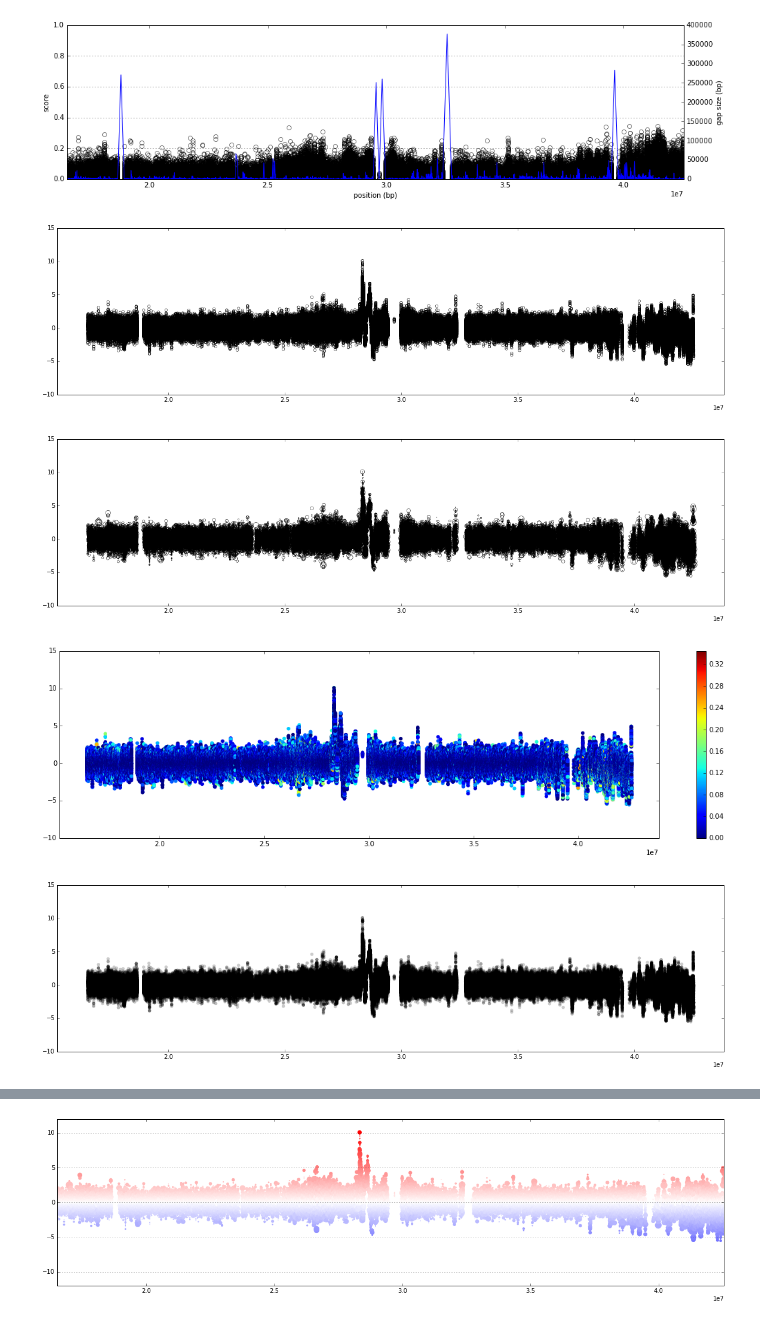
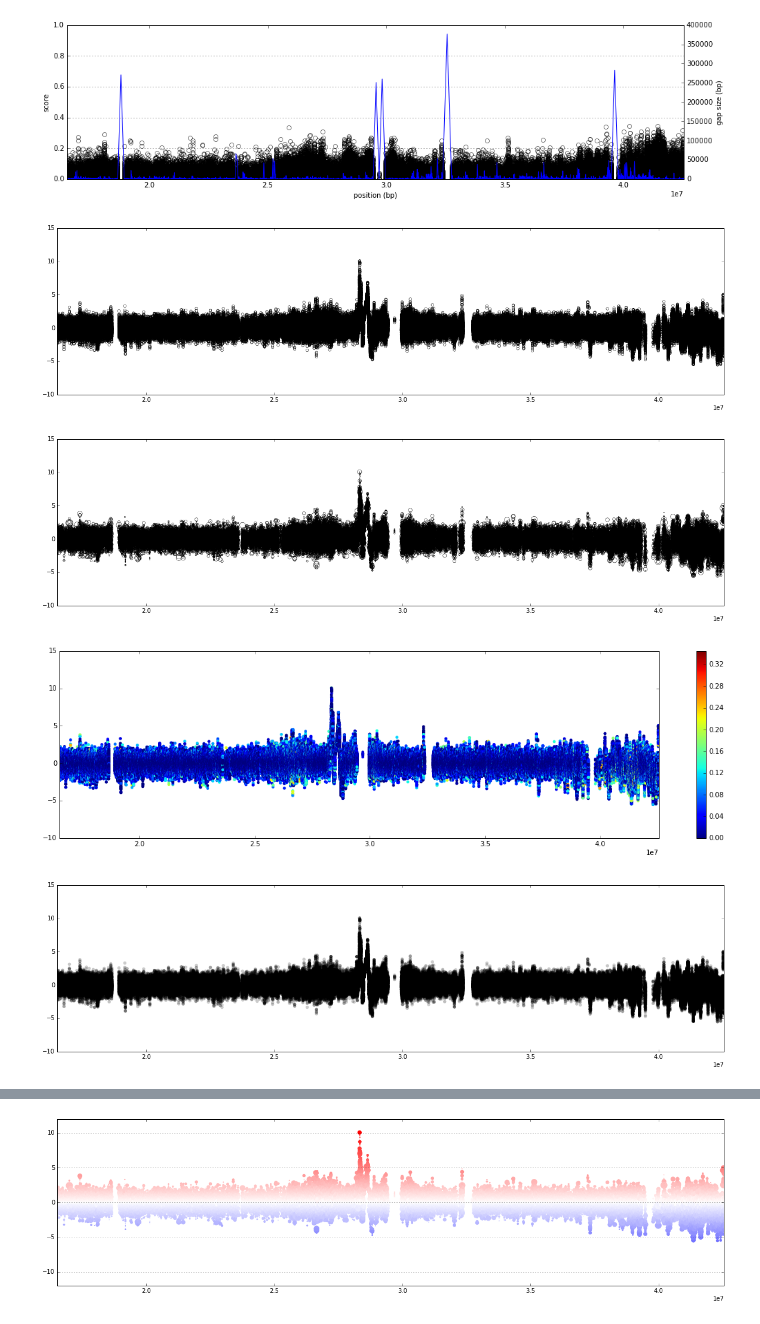
Before and after one commit to cggh/scikit-allel, a Jupyter notebook: notebooks/profiling/xpehh.ipynb, the cells around one changed output, grey strips where cells are left out. Drawn from its saved outputs; the diff is of its cells as text; code cells hidden in the pictures.

```diff
--- a/notebooks/profiling/xpehh.ipynb
+++ b/notebooks/profiling/xpehh.ipynb
@@ -301,28 +301,28 @@ x = pos_seg
 y = score_access_adjusted
 plt.figure(figsize=(20, 5))
 plt.scatter(x, y, s=20, linewidth=0.5, facecolor='none')
-plt.autoscale(axis='x', tight=True)
+plt.xlim(pos_seg[0], pos_seg[-1]);
 # %% [output]
-[figure, old version]
+[figure, new version]
 # %%
 x = pos_seg
 y = score_access_adjusted
 s = (1 + 40 * fst) ** 2
 plt.figure(figsize=(20, 5))
 plt.scatter(x, y, s=s, linewidth=.5, facecolor='none')
-plt.autoscale(axis='x', tight=True)
+plt.xlim(pos_seg[0], pos_seg[-1]);
 # %% [output]
-[figure, old version]
+[figure, new version]
 # %%
 x = pos_seg
 y = score_access_adjusted
 c = fst
 plt.figure(figsize=(20, 5))
 plt.scatter(x, y, s=20, c=c, linewidth=0, cmap='jet')
-plt.autoscale(axis='x', tight=True)
+plt.xlim(pos_seg[0], pos_seg[-1])
 plt.colorbar();
 # %% [output]
-[figure, old version]
+[figure, new version]
 # %%
 c = np.zeros((len(fst), 4))
 # c[:, 2] = 1.0
@@ -331,9 +331,9 @@ x = pos_seg
 y = score_access_adjusted
 plt.figure(figsize=(20, 5))
 plt.scatter(x, y, s=30, c=c, linewidth=0)
-plt.autoscale(axis='x', tight=True);
+plt.xlim(pos_seg[0], pos_seg[-1]);
 # %% [output]
-[figure, old version]
+[figure, new version]
 # %%
 c = np.zeros((len(score_access_adjusted), 4))
 a = np.zeros_like(score_access_adjusted)
```
Also changed, not shown: parts of 21 cells of this notebook, 7 other files.
